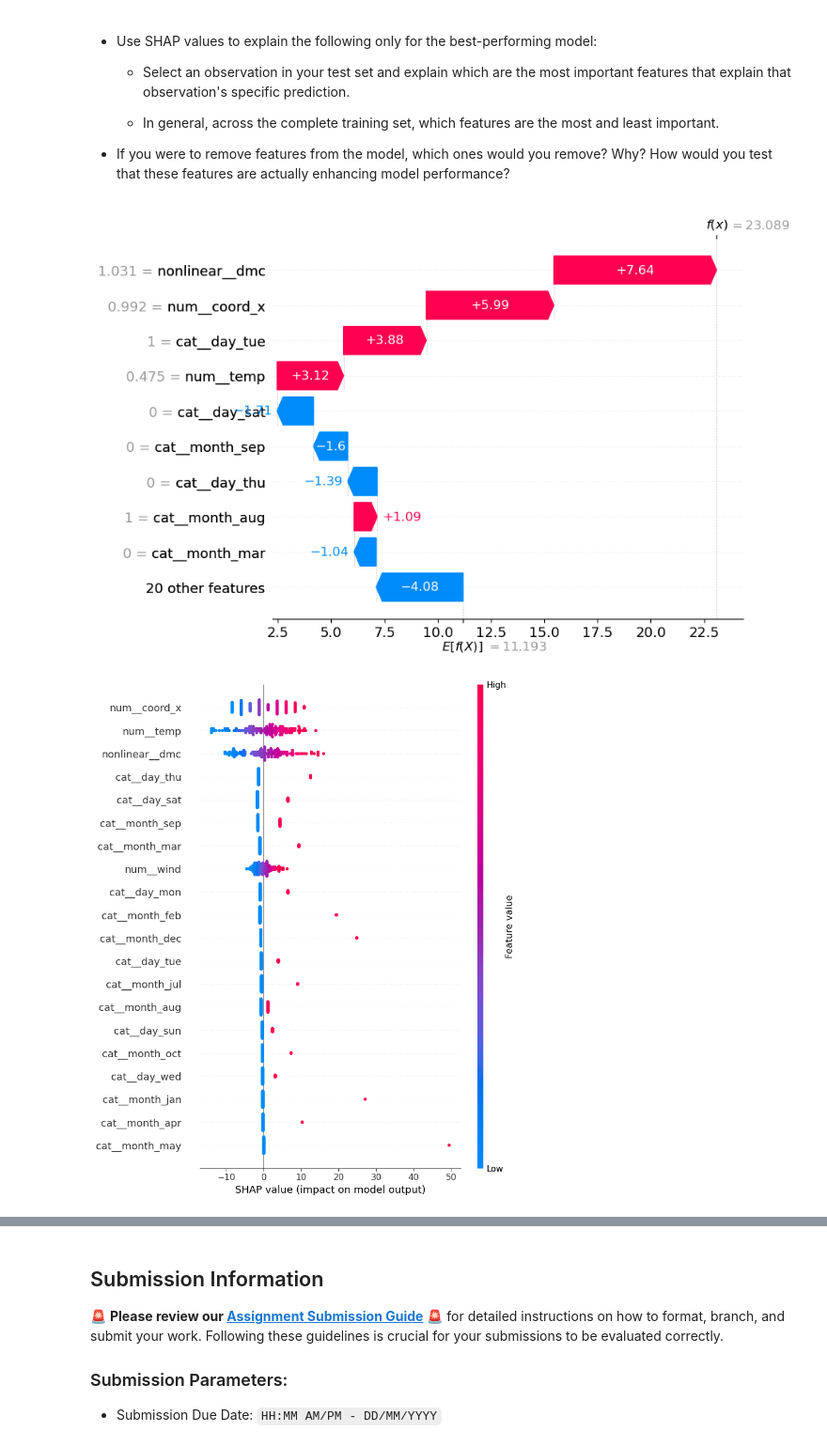
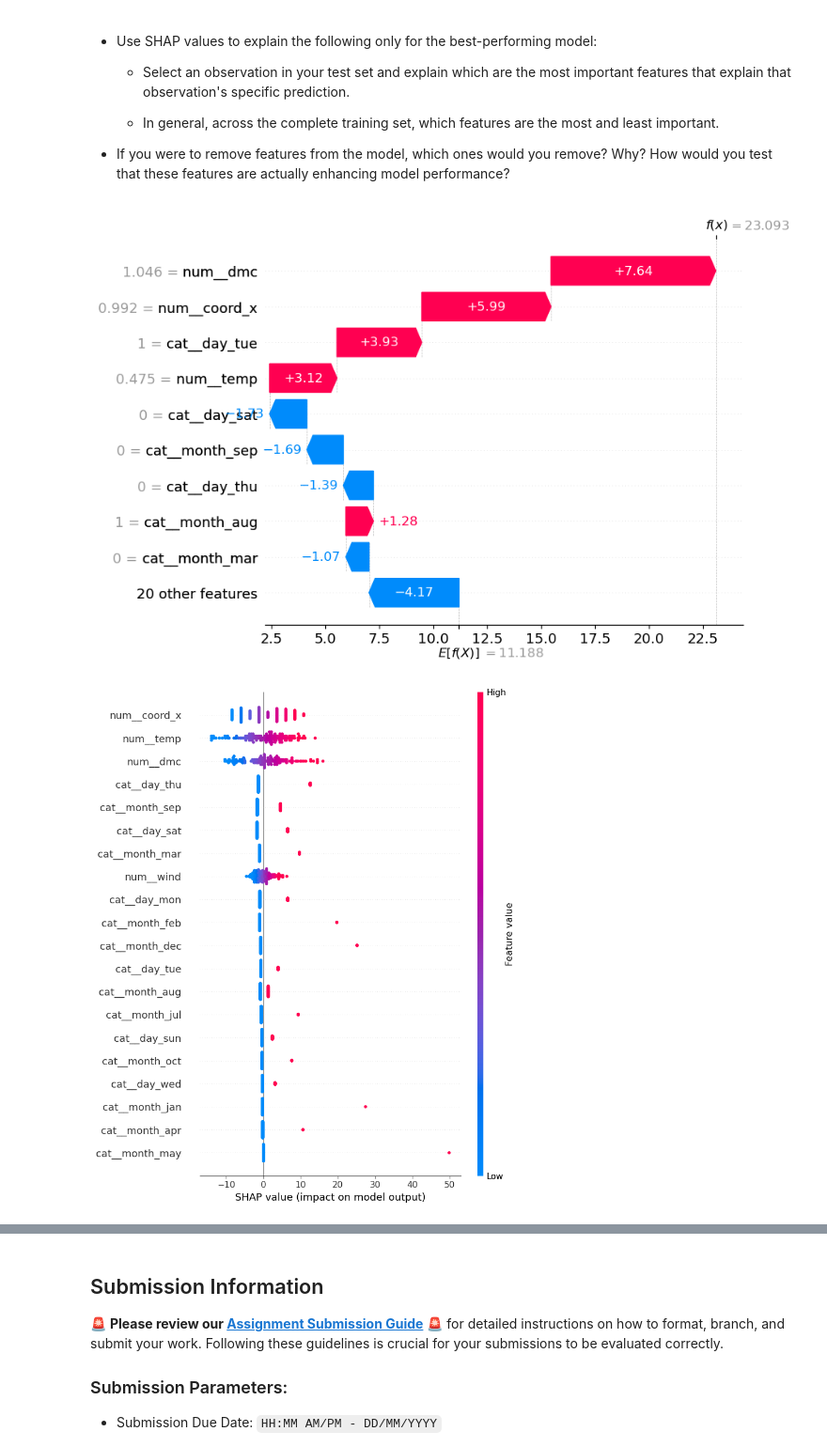
Before and after one commit to gzuo/scaling_to_production, a Jupyter notebook: 02_activities/assignments/assignment_3.ipynb, the cells around one changed output, grey strips where cells are left out. Shown at 94% size. Saved outputs shown, nothing was run; the diff lists cells and outputs as text; code cells hidden in the pictures.

```diff
--- a/02_activities/assignments/assignment_3.ipynb
+++ b/02_activities/assignments/assignment_3.ipynb
@@ -401,24 +401,24 @@ with open('best_model_B.pkl', 'wb') as f:
 + If you were to remove features from the model, which ones would you remove? Why? How would you test that these features are actually enhancing model performance?
 # %%
 import shap
-best_model_B.fit(X_train, y_train)
+best_model_A.fit(X_train, y_train)
 
-data_transform = best_model_B.named_steps['preprocessing'].transform(X_test)
+data_transform = best_model_A.named_steps['preprocessing'].transform(X_test)
 
 explainer = shap.explainers.Linear(
-    best_model_B.named_steps['regressor'],
+    best_model_A.named_steps['regressor'],
     data_transform,
-    feature_names = best_model_B.named_steps['preprocessing'].get_feature_names_out())
+    feature_names = best_model_A.named_steps['preprocessing'].get_feature_names_out())
 
 shap_values = explainer(data_transform)
 # %%
 shap.plots.waterfall(shap_values[1])
 # %% [output]
-[figure, old version]
+[figure, new version]
 # %%
-shap.summary_plot(shap_values, features=data_transform, feature_names=best_model_B.named_steps['preprocessing'].get_feature_names_out())
+shap.summary_plot(shap_values, features=data_transform, feature_names=best_model_A.named_steps['preprocessing'].get_feature_names_out())
 # %% [output]
-[figure, old version]
+[figure, new version]
 # %% [markdown]
 *(Answer here.)*
 
```
Also changed, not shown: parts of 6 cells of this notebook.
